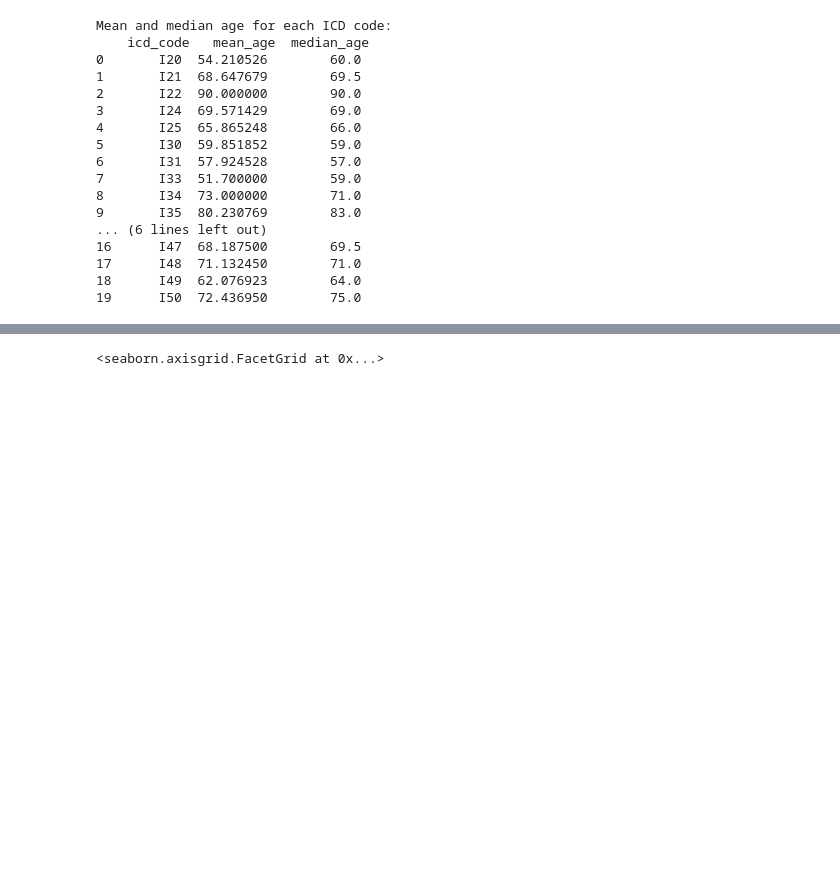
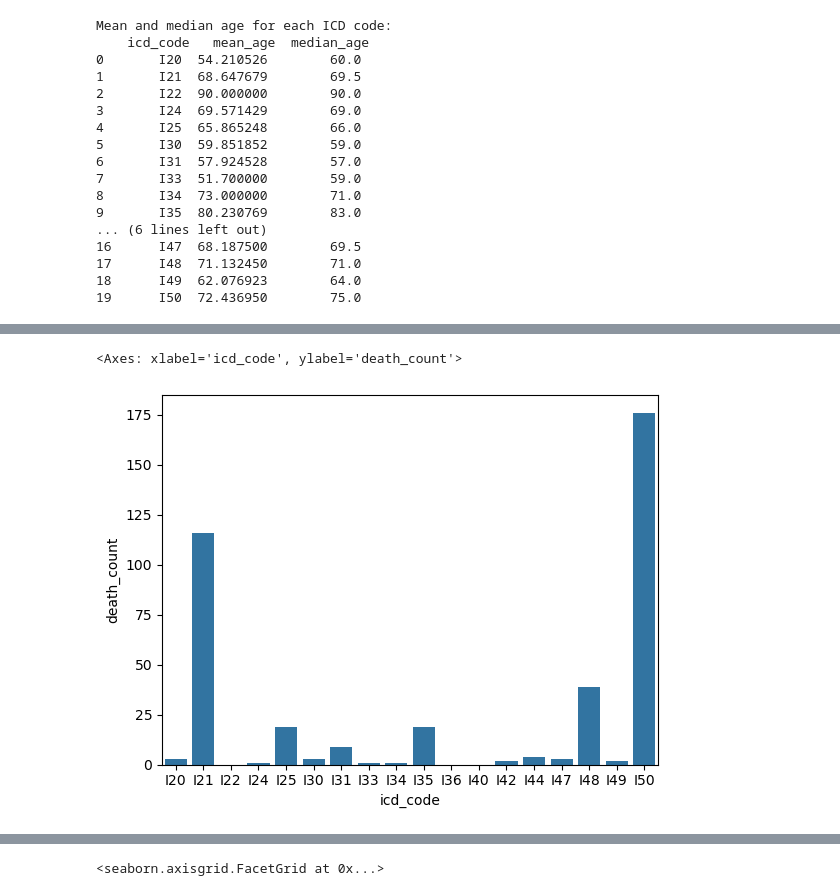
Before and after one commit to TommyTokk/DA4DH, a Jupyter notebook: notebooks/DataUnderstanding/data_understanding_hd.ipynb, the cells around one changed output, grey strips where cells are left out. Cells and saved outputs as stored; diff of their text form; code cells hidden in the pictures; blank space fills up the shorter version.

```diff
--- a/notebooks/DataUnderstanding/data_understanding_hd.ipynb
+++ b/notebooks/DataUnderstanding/data_understanding_hd.ipynb
@@ -200,3 +256,10 @@ Mean and median age for each ICD code:
 17      I48  71.132450        71.0
 18      I49  62.076923        64.0
 19      I50  72.436950        75.0
+# %%
+#count death patients for each icd_code with the relative percentage
+death_counts = heart_diagnoses_df[heart_diagnoses_df['dod'].notna()].groupby('icd_code').size().reset_index(name='death_count')
+df_mortality = pd.merge(totals.total, death_counts, on="icd_code", how="left").fillna(0)
+
+df_mortality["death_rate"] = df_mortality["death_count"] / df_mortality["total"]
+print("Mortality rate for each ICD code:\n", df_mortality)
@@ -202,0 +287,6 @@ Mean and median age for each ICD code:
+# %%
+#to visualize the number of deaths for each icd_code
+sns.barplot(data=df_mortality,x="icd_code",y="death_count")
+# %% [output]
+<Axes: xlabel='icd_code', ylabel='death_count'>
+[figure, added]
```
Also changed, not shown: parts of 13 cells of this notebook.
